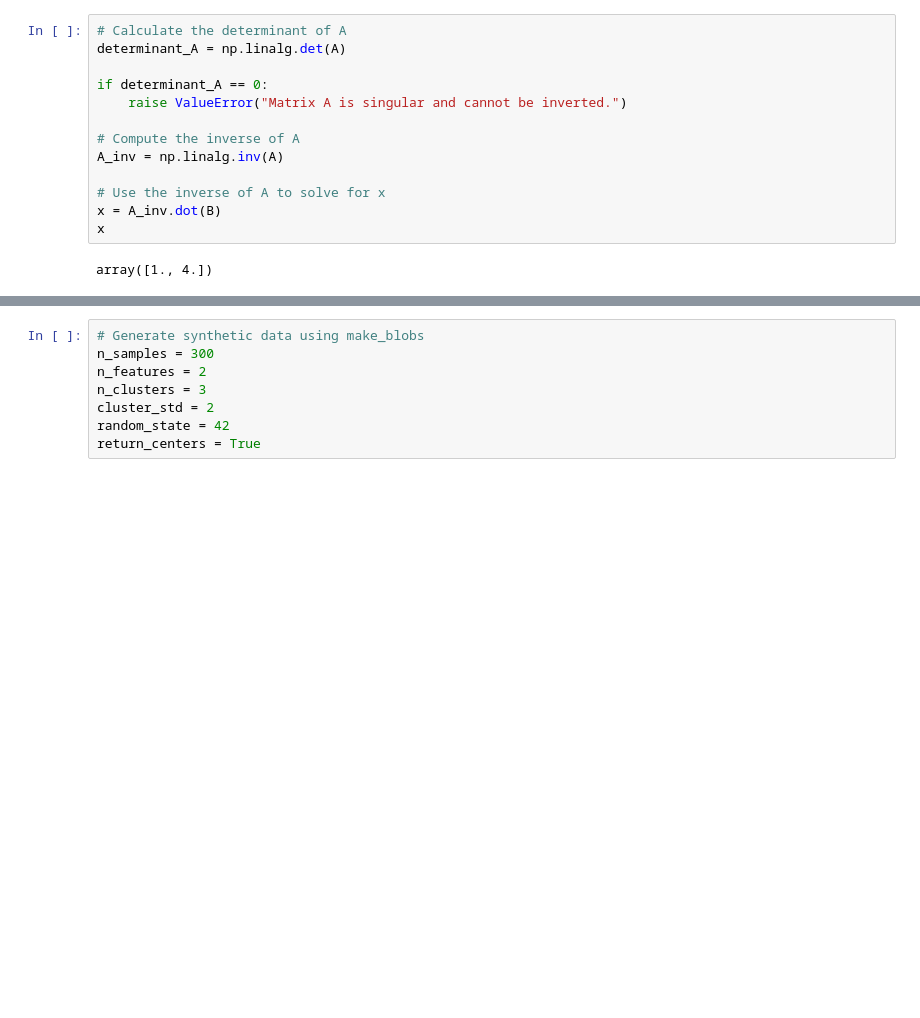
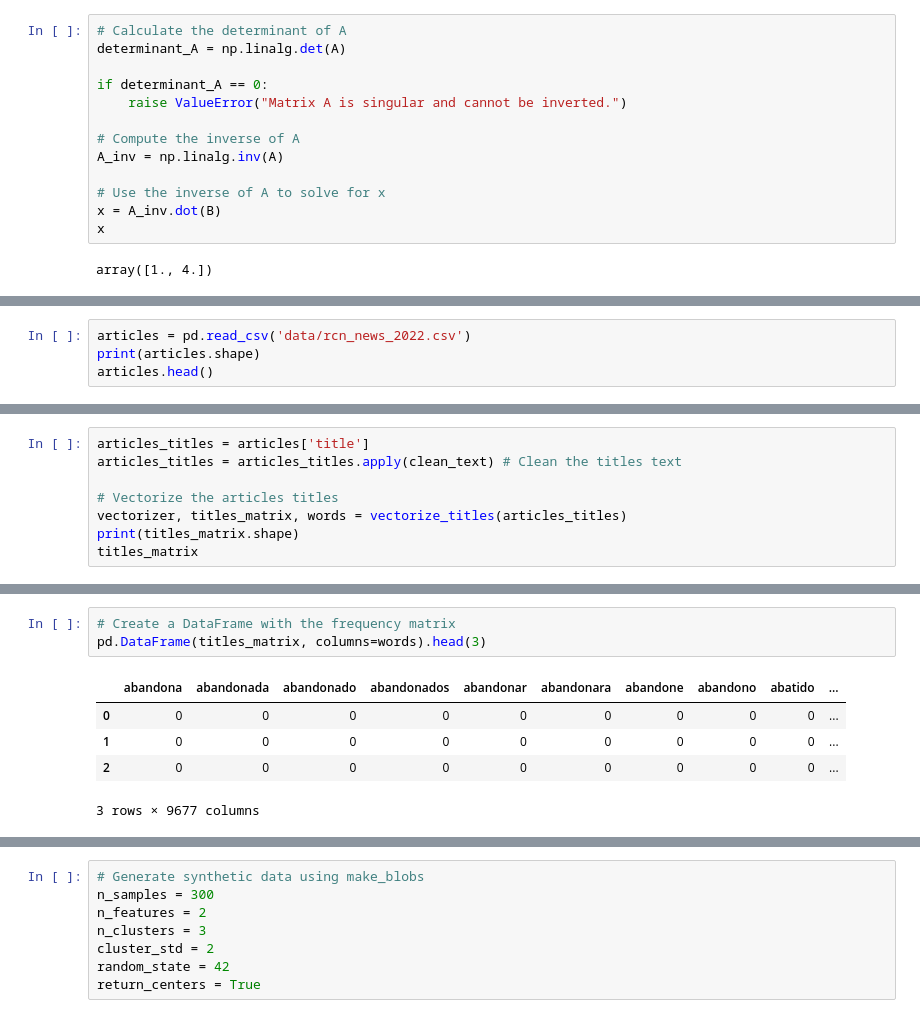
Before and after one commit to CamiloMWizeline/mlops-bootcamp, a Jupyter notebook: linear_algebra/linear_algebra_concepts.ipynb, the cells around one changed output, grey strips where cells are left out. Drawn from its saved outputs; the diff is of its cells as text; blank space fills up the shorter version.

```diff
--- a/linear_algebra/linear_algebra_concepts.ipynb
+++ b/linear_algebra/linear_algebra_concepts.ipynb
@@ -972,0 +1044,4 @@ array([1., 4.])
+# %%
+articles = pd.read_csv('data/rcn_news_2022.csv')
+print(articles.shape)
+articles.head()
@@ -972,0 +1056,8 @@ array([1., 4.])
+# %%
+articles_titles = articles['title']
+articles_titles = articles_titles.apply(clean_text) # Clean the titles text
+
+# Vectorize the articles titles
+vectorizer, titles_matrix, words = vectorize_titles(articles_titles)
+print(titles_matrix.shape)
+titles_matrix
@@ -972,0 +1073,9 @@ array([1., 4.])
+# %%
+# Create a DataFrame with the frequency matrix
+pd.DataFrame(titles_matrix, columns=words).head(3)
+# %% [output]
+|  | abandona | abandonada | abandonado | abandonados | abandonar | abandonara | abandone | abandono | abatido | ... |
+| 0 | 0 | 0 | 0 | 0 | 0 | 0 | 0 | 0 | 0 | ... |
+| 1 | 0 | 0 | 0 | 0 | 0 | 0 | 0 | 0 | 0 | ... |
+| 2 | 0 | 0 | 0 | 0 | 0 | 0 | 0 | 0 | 0 | ... |
+3 rows × 9677 columns
```
Also changed, not shown: parts of 20 cells of this notebook, 3 other files.
